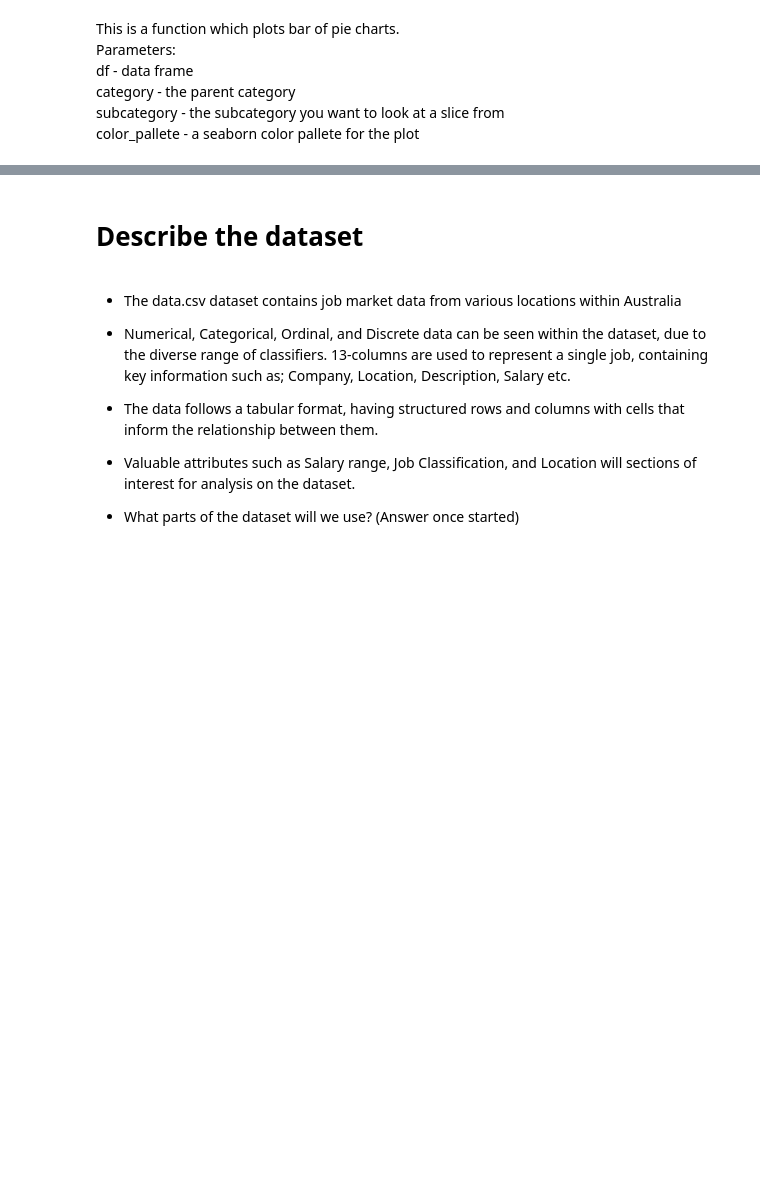
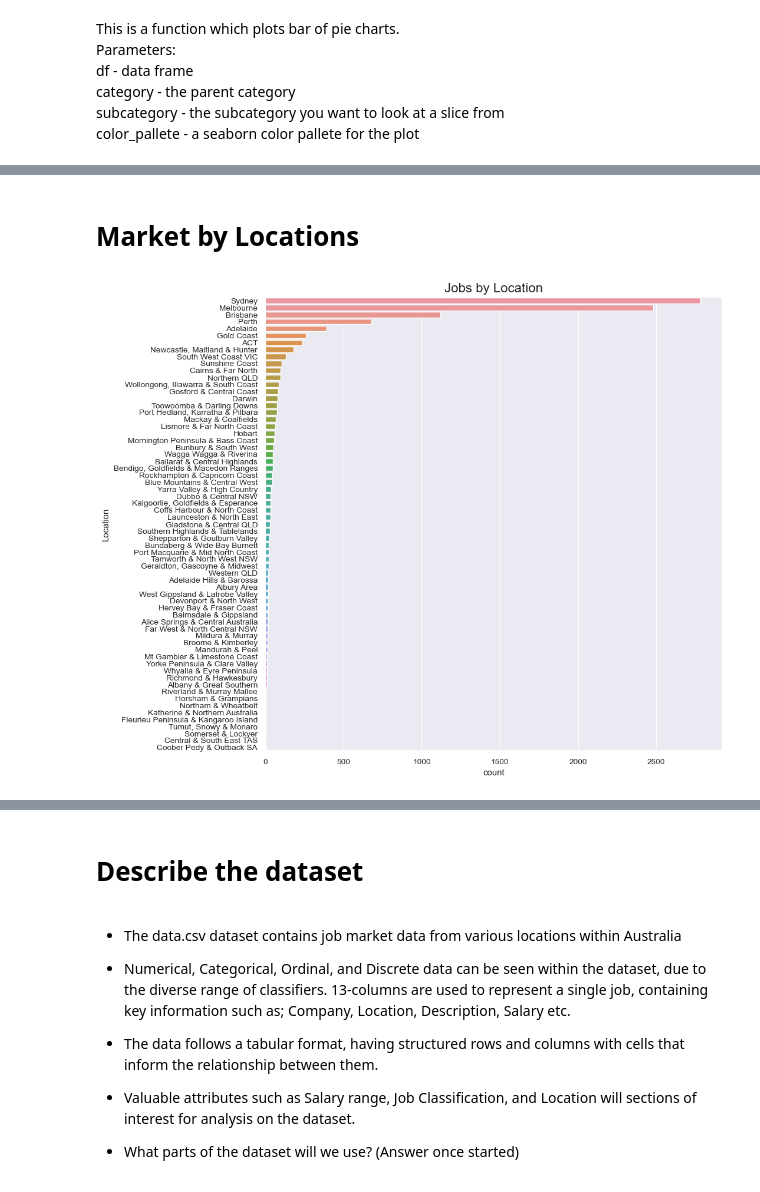
Before and after one commit to ToddNCooper/DataAnalyticsAssignment, a Jupyter notebook: rough_start.ipynb, the cells around one changed output, grey strips where cells are left out. Cells and saved outputs as stored; diff of their text form; code cells hidden in the pictures; blank space fills up the shorter version.

```diff
--- a/rough_start.ipynb
+++ b/rough_start.ipynb
@@ -574,0 +610,12 @@ Number of Entries: 28
+# %% [markdown]
+# Market by Locations
+# %%
+#plot and display a seaborn chart for location column
+plt.figure(figsize=(10,10))
+sns.countplot(y='Location', data=df, order=df['Location'].value_counts().index)
+plt.title("Jobs by Location", fontsize=16)
+plt.show()
+#make font smaller
+sns.set(font_scale=0.8)
+# %% [output]
+[figure, added]
```
Also changed, not shown: parts of 12 cells of this notebook.
